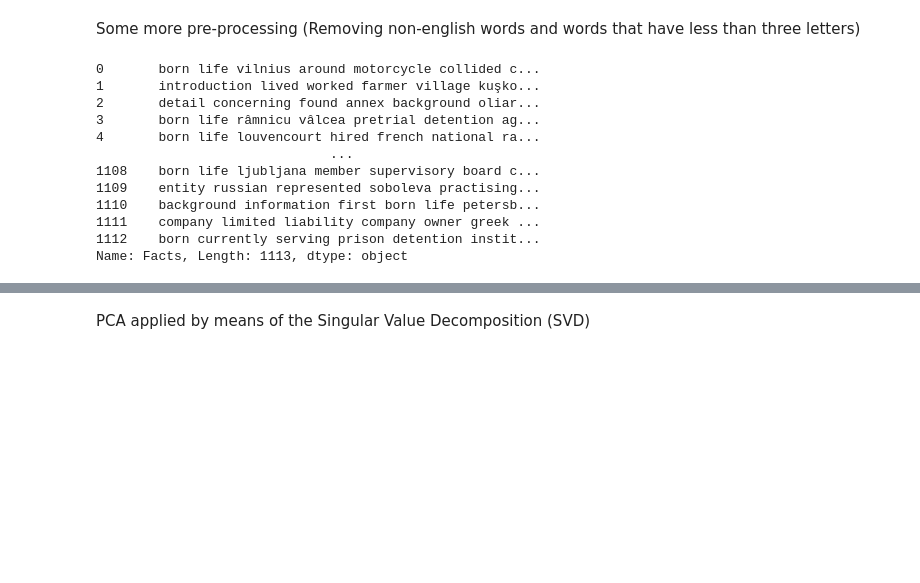
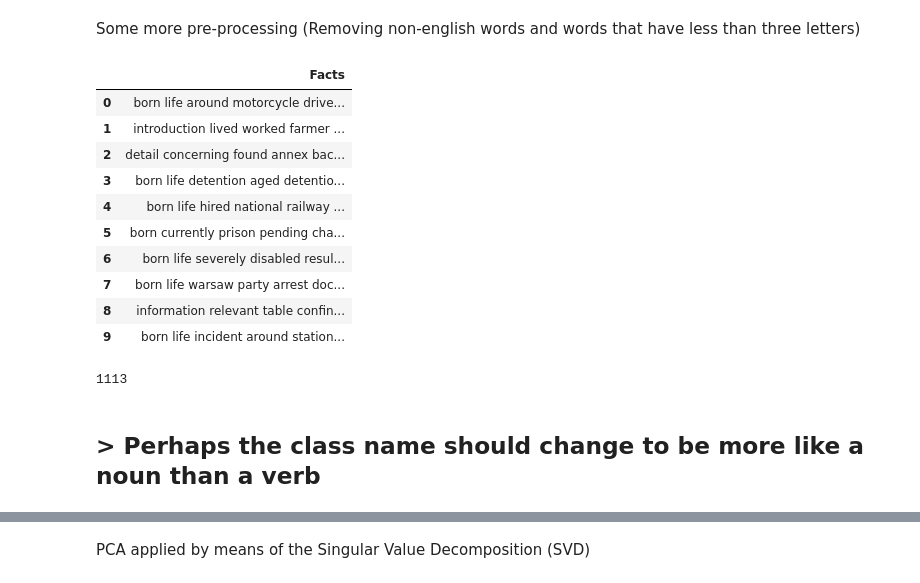
Before and after one commit to biancachiusano/dignity_in_ecthr, a Jupyter notebook: Dignity_Document_Clustering.ipynb, the cells around one changed output, grey strips where cells are left out. Cells and saved outputs as stored; diff of their text form; code cells hidden in the pictures; blank space fills up the shorter version.

```diff
--- a/Dignity_Document_Clustering.ipynb
+++ b/Dignity_Document_Clustering.ipynb
@@ -139,17 +170,32 @@ all_processed_facts = processed
+# %%
+new_facts = pd.DataFrame(columns=['Facts'])
+english_words = set(nltk.corpus.words.words())
+
+for fact in all_processed_facts['Facts']:
+  fact_words = fact.split()
+  facts_words_filtered = remove_lang_words(fact_words, english_words)
+  new_fact = ' '.join(facts_words_filtered)
+  new_row = pd.DataFrame({'Facts': [new_fact]})
+  new_facts = pd.concat([new_facts, new_row], ignore_index=True)
+
+new_facts.head(10)
+# %% [output]
+|  | Facts |
+| 0 | born life around motorcycle drive... |
+| 1 | introduction lived worked farmer ... |
+| 2 | detail concerning found annex bac... |
+| 3 | born life detention aged detentio... |
+| 4 | born life hired national railway ... |
+| 5 | born currently prison pending cha... |
+| 6 | born life severely disabled resul... |
+| 7 | born life warsaw party arrest doc... |
+| 8 | information relevant table confin... |
+| 9 | born life incident around station... |
+# %%
+len(new_facts)
+# %% [output]
+1113
+# %% [markdown]
+## > Perhaps the class name should change to be more like a noun than a verb
 # %%
 clusters = clustering()
-# %%
-print(all_processed_facts['Facts'])
-# %% [output]
-0       born life vilnius around motorcycle collided c...
-1       introduction lived worked farmer village kuşko...
-2       detail concerning found annex background oliar...
-3       born life râmnicu vâlcea pretrial detention ag...
-4       born life louvencourt hired french national ra...
-                              ...
-1108    born life ljubljana member supervisory board c...
-1109    entity russian represented soboleva practising...
-1110    background information first born life petersb...
-1111    company limited liability company owner greek ...
-1112    born currently serving prison detention instit...
-Name: Facts, Length: 1113, dtype: object
```
Also changed, not shown: parts of 19 cells of this notebook.
